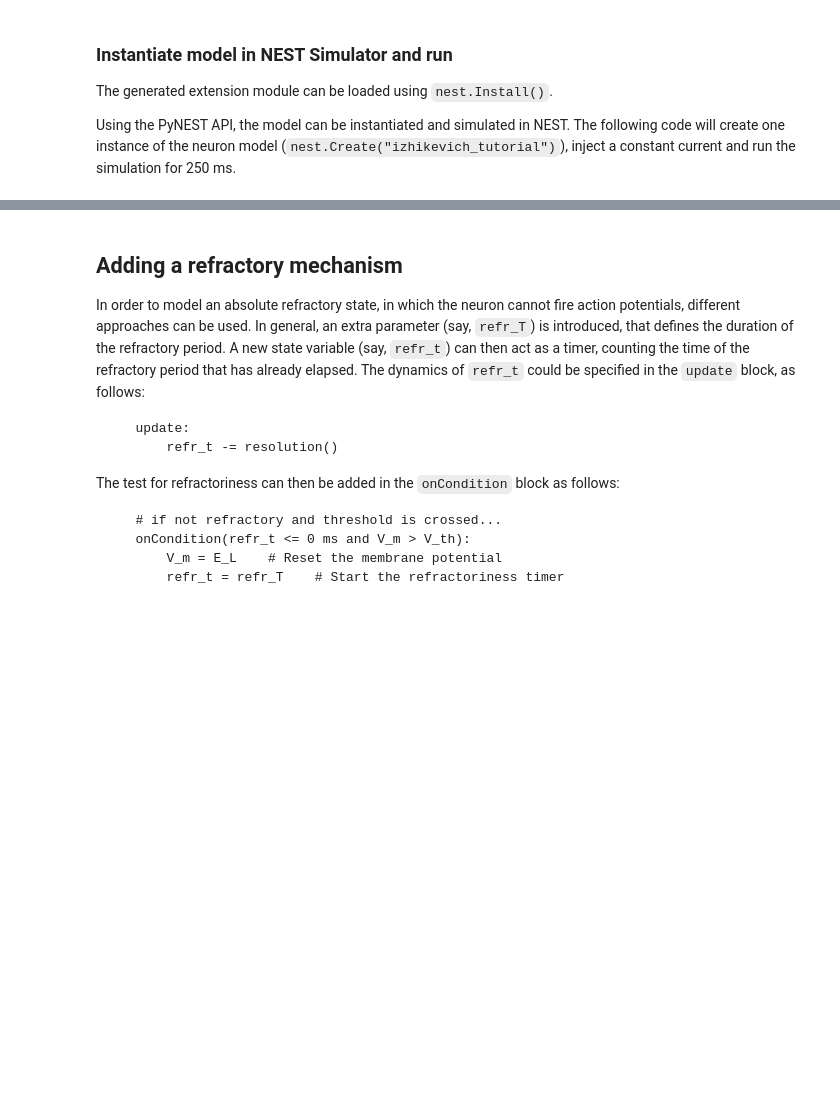
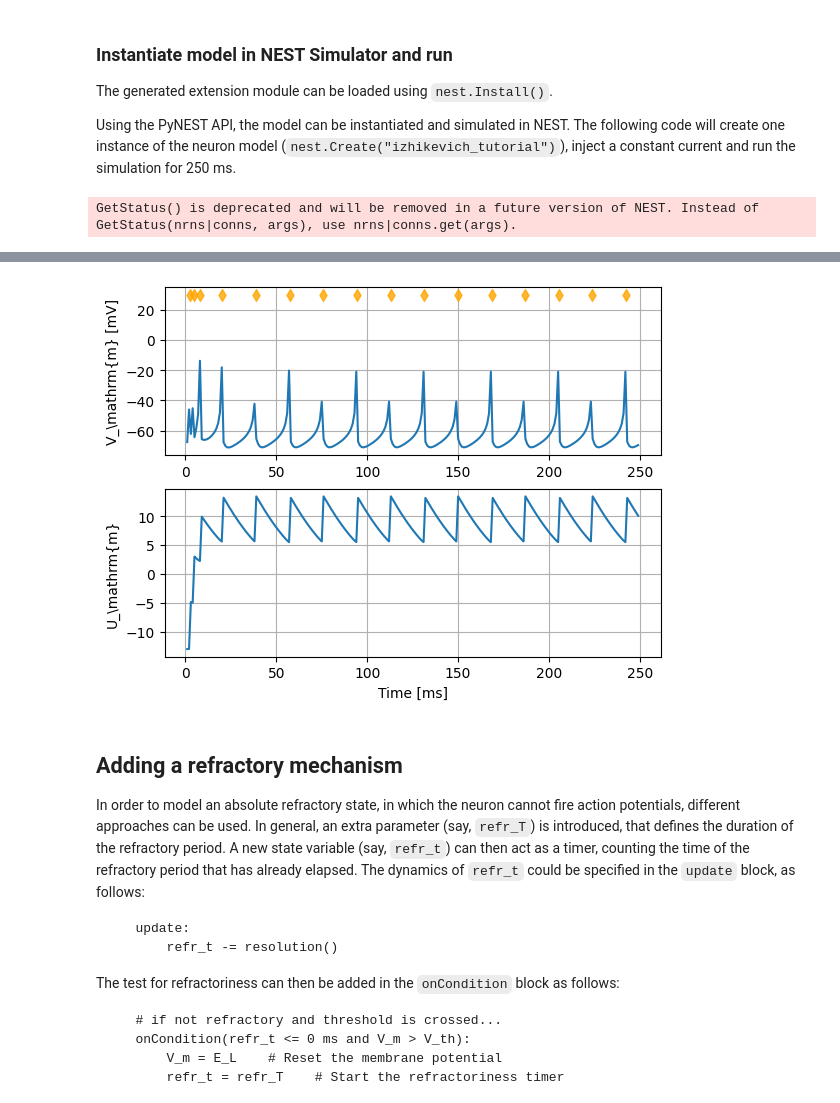
Before and after one commit to clinssen/nestml, a Jupyter notebook: doc/tutorials/izhikevich/nestml_izhikevich_tutorial.ipynb, the cells around one changed output, grey strips where cells are left out. Drawn from its saved outputs; the diff is of its cells as text; code cells hidden in the pictures; blank space fills up the shorter version.

```diff
--- a/doc/tutorials/izhikevich/nestml_izhikevich_tutorial.ipynb
+++ b/doc/tutorials/izhikevich/nestml_izhikevich_tutorial.ipynb
@@ -81,7 +111,7 @@ nest.Install(module_name)
 neuron = nest.Create(neuron_model_name)
 voltmeter = nest.Create("voltmeter")
 
-voltmeter.set({"record_from": ["v", "u"]})
+voltmeter.set({"record_from": ["V_m", "U_m"]})
 nest.Connect(voltmeter, neuron)
 
 cgs = nest.Create("dc_generator")
@@ -96,13 +126,15 @@ nest.Simulate(250.)
 spike_times = nest.GetStatus(sr, keys="events")[0]["times"]
 
 fig, ax = plt.subplots(nrows=2)
-ax[0].plot(voltmeter.get("events")["times"], voltmeter.get("events")["v"])
-ax[1].plot(voltmeter.get("events")["times"], voltmeter.get("events")["u"])
+ax[0].plot(voltmeter.get("events")["times"], voltmeter.get("events")["V_m"])
+ax[1].plot(voltmeter.get("events")["times"], voltmeter.get("events")["U_m"])
 ax[0].scatter(spike_times, 30 * np.ones_like(spike_times), marker="d", c="orange", alpha=.8, zorder=99)
 for _ax in ax:
     _ax.grid(True)
-ax[0].set_ylabel("v [mV]")
-ax[1].set_ylabel("u")
+ax[0].set_ylabel(r"V_\mathrm{m} [mV]")
+ax[1].set_ylabel(r"U_\mathrm{m}")
 ax[-1].set_xlabel("Time [ms]")
 plt.show()
 plt.close(fig)
+# %% [output]
+GetStatus() is deprecated and will be removed in a future version of NEST. Instead of GetStatus(nrns|conns, args), use nrns|conns.get(args).
@@ -109,3 +148,4 @@ plt.close(fig)
+[figure, added]
 # %% [markdown]
 ## Adding a refractory mechanism
 
```
Also changed, not shown: parts of 4 cells of this notebook, 4 other files.
